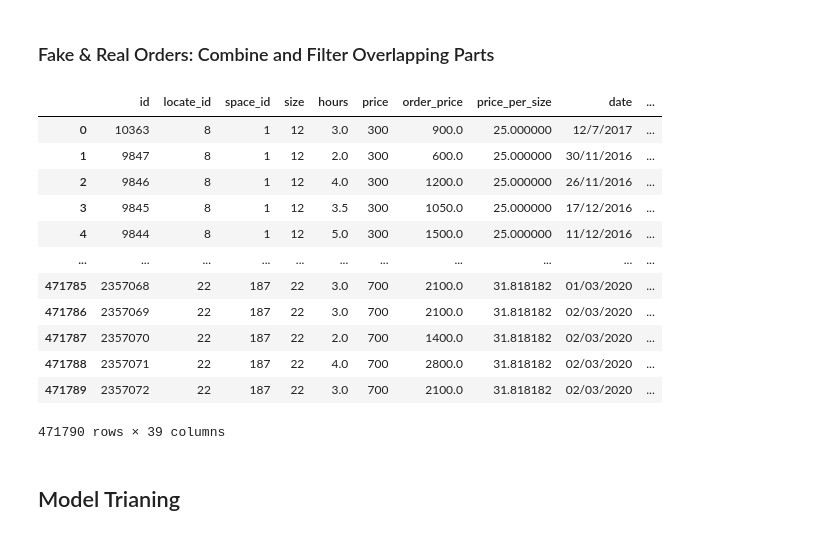
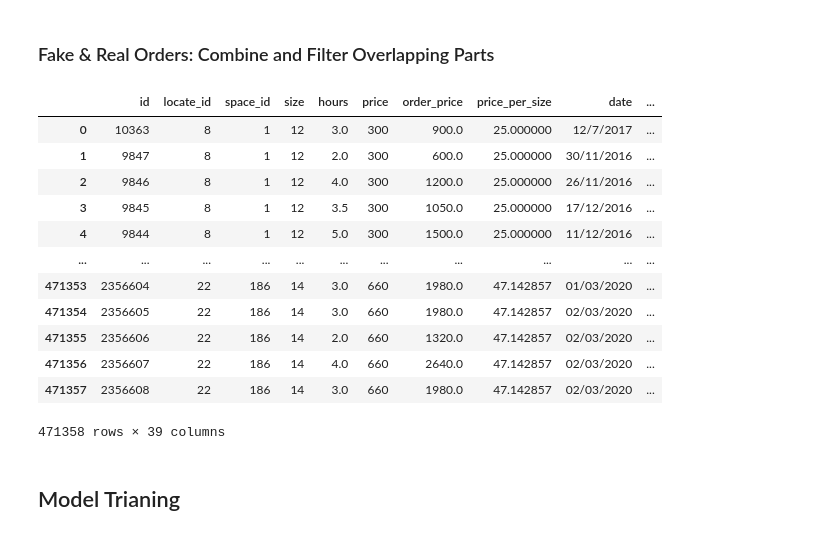
Before and after one commit to Pianochicken/NTPU_Pickone_Dynamic_Pricing, a Jupyter notebook: Data/Code/Pickone_Dynamic_Pricing.ipynb, the cells around one changed output. Saved outputs shown, nothing was run; the diff lists cells and outputs as text; code cells hidden in the pictures.

```diff
--- a/Data/Code/Pickone_Dynamic_Pricing.ipynb
+++ b/Data/Code/Pickone_Dynamic_Pricing.ipynb
@@ -146,6 +147,10 @@ data_space = data_space.drop('title', axis = 1)
 data_space = data_space.drop('lat', axis = 1)
 data_space = data_space.drop('lng', axis = 1)
 
+##### 找出最大的space_id
+data_space_id_list = data_space["space_id"].tolist()
+max_space_id = data_space_id_list[len(data_space_id_list)-1]
+
 data_space
 # %% [output]
 |  | space_id | people | price | size | zipcode | mrt | price_per_size | locate_id |
@@ -902,38 +909,38 @@ unfinish_order = unfinish_order.loc[:, ['id','locate_id','space_id','size','hour
 # %%
 # Part 2: Filter Overlapping Parts
 
 #####  開始掃描fake order empty time  #####
 colNames = ('id','locate_id',	'space_id',	'size',	'hours',	'price',	'order_price',	'price_per_size',	'date',	'start'	,'end',	'start_time_group',	'end_time_group',	'weekday',	'Is_holiday',	'zipcode',	'category',	'mrt','status','0','1','2','3','4','5','6','7','8','9','10','11','12','13','14','15','16','17','18','19')
 masterDF = pd.DataFrame(columns = colNames)
-num=200 # 200這個數字須大於總房間數!!!!!
+num = max_space_id  # num為最大的space_id
 for i in range(num):
   temp_b = fake_orders_empty_time[fake_orders_empty_time['space_id']==i]
   temp_a = unfinish_order[unfinish_order['space_id']==i]
   temp_a_list = temp_a["date"].tolist()
 
   result = temp_b[temp_b['date'].map(lambda x:x not in temp_a_list)]
 
   masterDF = masterDF.append(result,ignore_index=True)# masterDF: filted empty order
 
 #####  最終合併  #####
 final_combimed_order = unfinish_order.append(masterDF,ignore_index=True)
 
 final_combimed_order.to_csv("Final Fake & Real Orders.csv",index=False,sep=',',encoding = 'utf-8')
 final_combimed_order
 # %% [output]
 |  | id | locate_id | space_id | size | hours | price | order_price | price_per_size | date | ... |
 | 0 | 10363 | 8 | 1 | 12 | 3.0 | 300 | 900.0 | 25.000000 | 12/7/2017 | ... |
 | 1 | 9847 | 8 | 1 | 12 | 2.0 | 300 | 600.0 | 25.000000 | 30/11/2016 | ... |
 | 2 | 9846 | 8 | 1 | 12 | 4.0 | 300 | 1200.0 | 25.000000 | 26/11/2016 | ... |
 | 3 | 9845 | 8 | 1 | 12 | 3.5 | 300 | 1050.0 | 25.000000 | 17/12/2016 | ... |
 | 4 | 9844 | 8 | 1 | 12 | 5.0 | 300 | 1500.0 | 25.000000 | 11/12/2016 | ... |
 | ... | ... | ... | ... | ... | ... | ... | ... | ... | ... | ... |
-| 471785 | 2357068 | 22 | 187 | 22 | 3.0 | 700 | 2100.0 | 31.818182 | 01/03/2020 | ... |
-| 471786 | 2357069 | 22 | 187 | 22 | 3.0 | 700 | 2100.0 | 31.818182 | 02/03/2020 | ... |
-| 471787 | 2357070 | 22 | 187 | 22 | 2.0 | 700 | 1400.0 | 31.818182 | 02/03/2020 | ... |
-| 471788 | 2357071 | 22 | 187 | 22 | 4.0 | 700 | 2800.0 | 31.818182 | 02/03/2020 | ... |
-| 471789 | 2357072 | 22 | 187 | 22 | 3.0 | 700 | 2100.0 | 31.818182 | 02/03/2020 | ... |
+| 471353 | 2356604 | 22 | 186 | 14 | 3.0 | 660 | 1980.0 | 47.142857 | 01/03/2020 | ... |
+| 471354 | 2356605 | 22 | 186 | 14 | 3.0 | 660 | 1980.0 | 47.142857 | 02/03/2020 | ... |
+| 471355 | 2356606 | 22 | 186 | 14 | 2.0 | 660 | 1320.0 | 47.142857 | 02/03/2020 | ... |
+| 471356 | 2356607 | 22 | 186 | 14 | 4.0 | 660 | 2640.0 | 47.142857 | 02/03/2020 | ... |
+| 471357 | 2356608 | 22 | 186 | 14 | 3.0 | 660 | 1980.0 | 47.142857 | 02/03/2020 | ... |
-471790 rows × 39 columns
+471358 rows × 39 columns
 # %% [markdown]
 ## Model Trianing
 # %%
```
Also changed, not shown: parts of 3 cells of this notebook, 1 other file.
